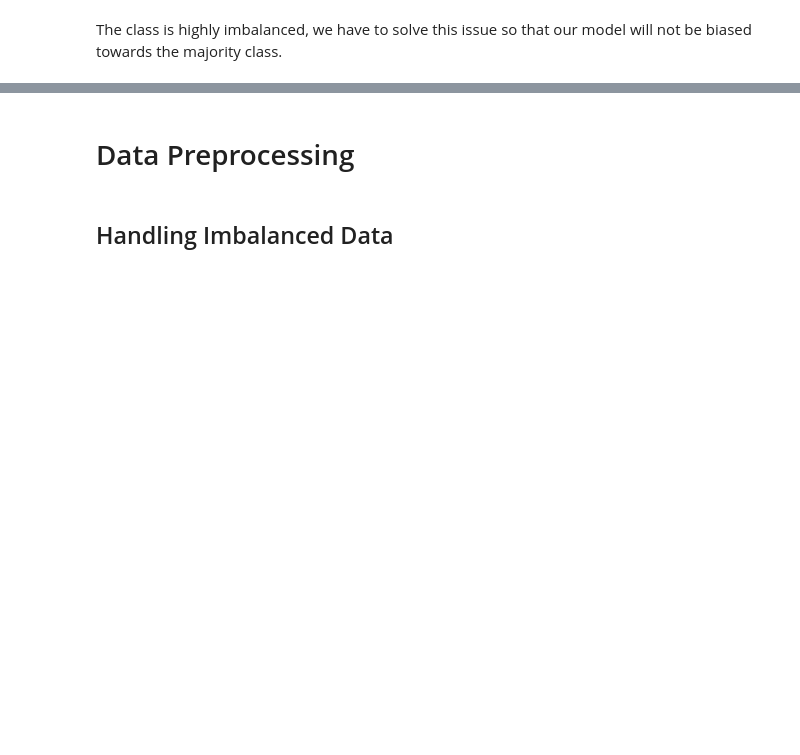
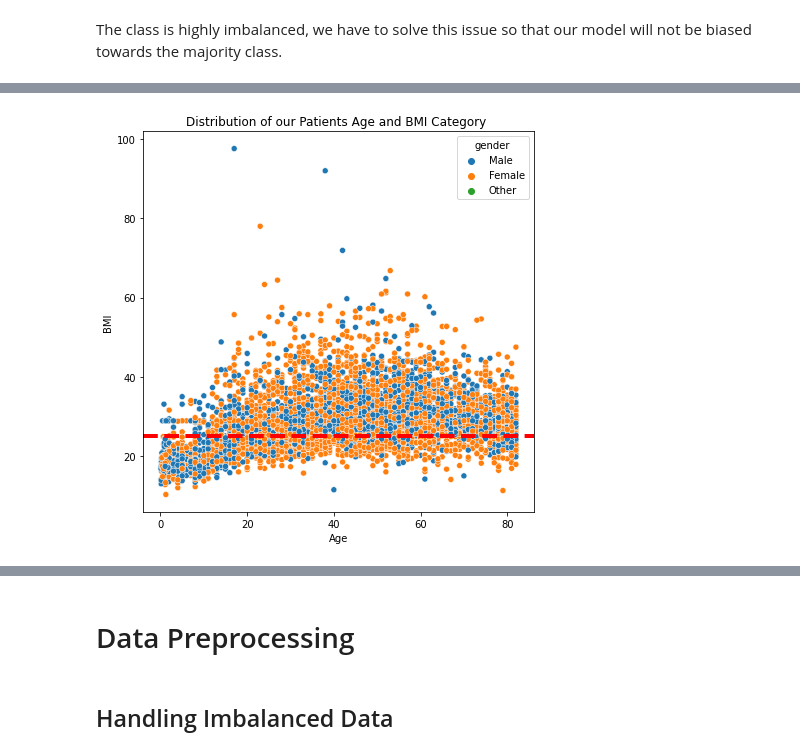
Before and after one commit to ashishakonnur/Stroke-Predicition, a Jupyter notebook: Stroke_Prediction_using_ML_Classification_Algorithms.ipynb, the cells around one changed output, grey strips where cells are left out. Cells and saved outputs as stored; diff of their text form; code cells hidden in the pictures; blank space fills up the shorter version.

```diff
--- a/Stroke_Prediction_using_ML_Classification_Algorithms.ipynb
+++ b/Stroke_Prediction_using_ML_Classification_Algorithms.ipynb
@@ -240,0 +286,10 @@ The class is highly imbalanced, we have to solve this issue so that our model wi
+# %%
+fig = plt.figure(figsize=(7,7))
+graph = sns.scatterplot(data=data, x="age", y="bmi", hue='gender')
+graph.axhline(y= 25, linewidth=4, color='r', linestyle= '--') # y=25 is healthy BMI line
+plt.title('Distribution of our Patients Age and BMI Category ')
+plt.xlabel('Age')
+plt.ylabel('BMI')
+plt.show()
+# %% [output]
+[figure, added]
```
Also changed, not shown: parts of 30 cells of this notebook.
